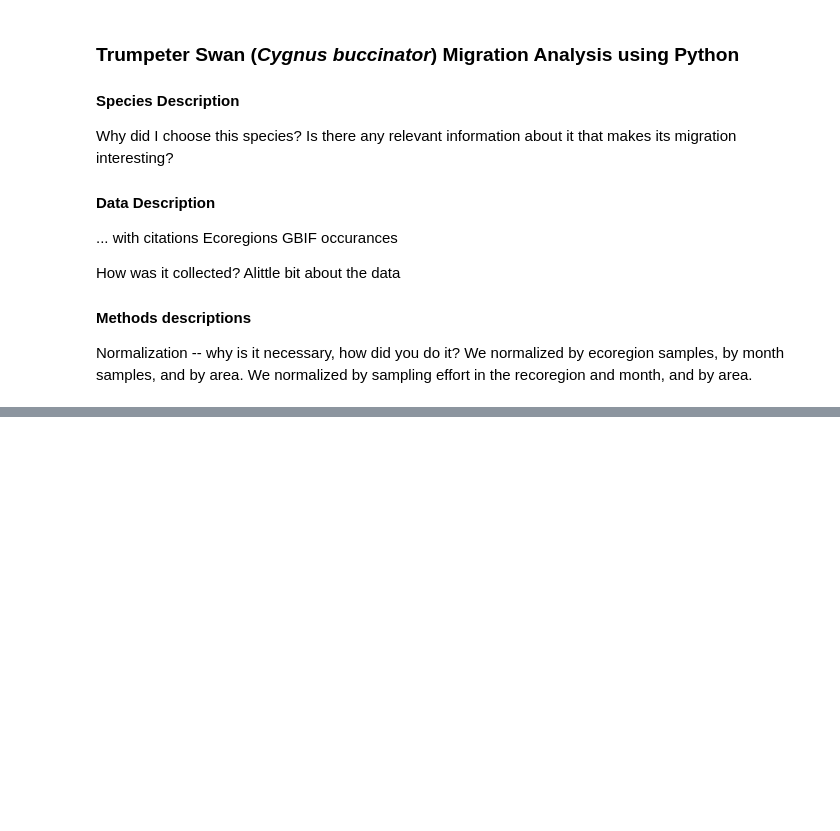
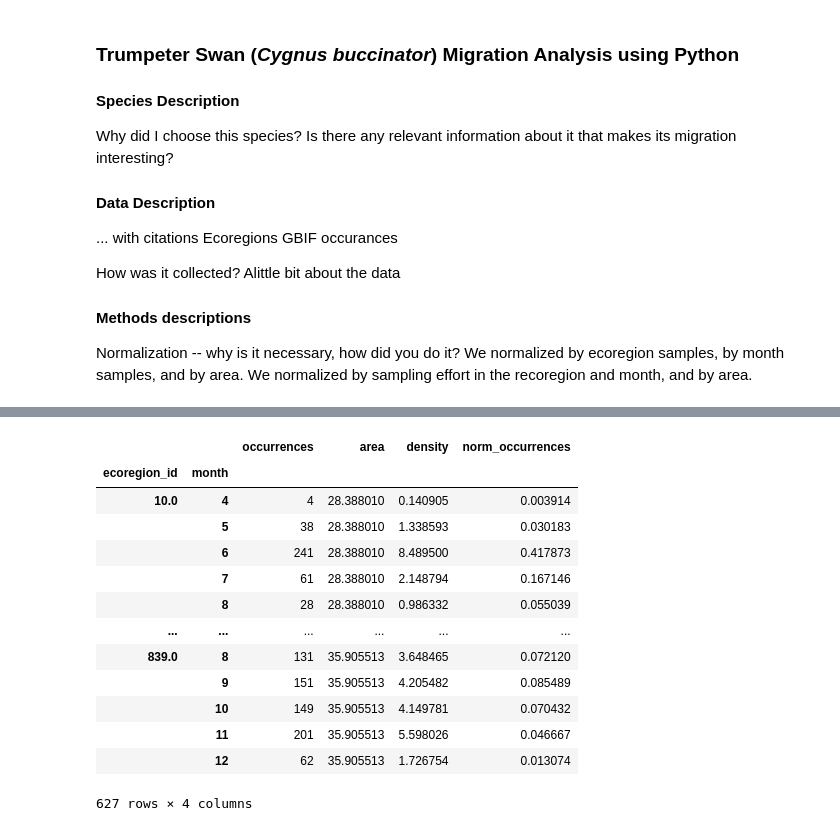
Before and after one commit to nym-veach/final-project-nym-veach, a Jupyter notebook: notebooks/trumpeter-swan-migration.ipynb, the cells around one changed output, grey strips where cells are left out. Saved outputs shown, nothing was run; the diff lists cells and outputs as text; code cells hidden in the pictures; blank space fills up the shorter version.

```diff
--- a/notebooks/trumpeter-swan-migration.ipynb
+++ b/notebooks/trumpeter-swan-migration.ipynb
@@ -42,0 +213,25 @@ swan_gbif_gdf
+# %%
+# Normalize by space and time for sampling effort
+swan_occurrence_df['norm_occurrences'] = (
+    swan_occurrence_df[['density']]
+    / swan_mean_occurrences_by_ecoregion[['density']]
+    / swan_mean_occurrences_by_month[['density']]
+)
+
+# Call occurance data after normalization
+swan_occurrence_df
+# %% [output]
+|  |  | occurrences | area | density | norm_occurrences |
+| ecoregion_id | month |  |  |  |  |
+| 10.0 | 4 | 4 | 28.388010 | 0.140905 | 0.003914 |
+|  | 5 | 38 | 28.388010 | 1.338593 | 0.030183 |
+|  | 6 | 241 | 28.388010 | 8.489500 | 0.417873 |
+|  | 7 | 61 | 28.388010 | 2.148794 | 0.167146 |
+|  | 8 | 28 | 28.388010 | 0.986332 | 0.055039 |
+| ... | ... | ... | ... | ... | ... |
+| 839.0 | 8 | 131 | 35.905513 | 3.648465 | 0.072120 |
+|  | 9 | 151 | 35.905513 | 4.205482 | 0.085489 |
+|  | 10 | 149 | 35.905513 | 4.149781 | 0.070432 |
+|  | 11 | 201 | 35.905513 | 5.598026 | 0.046667 |
+|  | 12 | 62 | 35.905513 | 1.726754 | 0.013074 |
+627 rows × 4 columns
```
Also changed, not shown: parts of 13 cells of this notebook.
